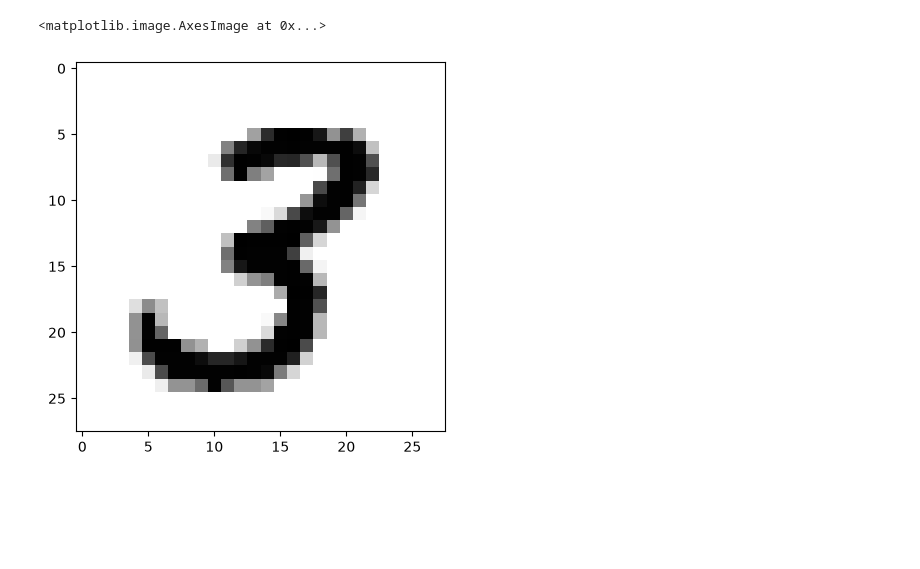
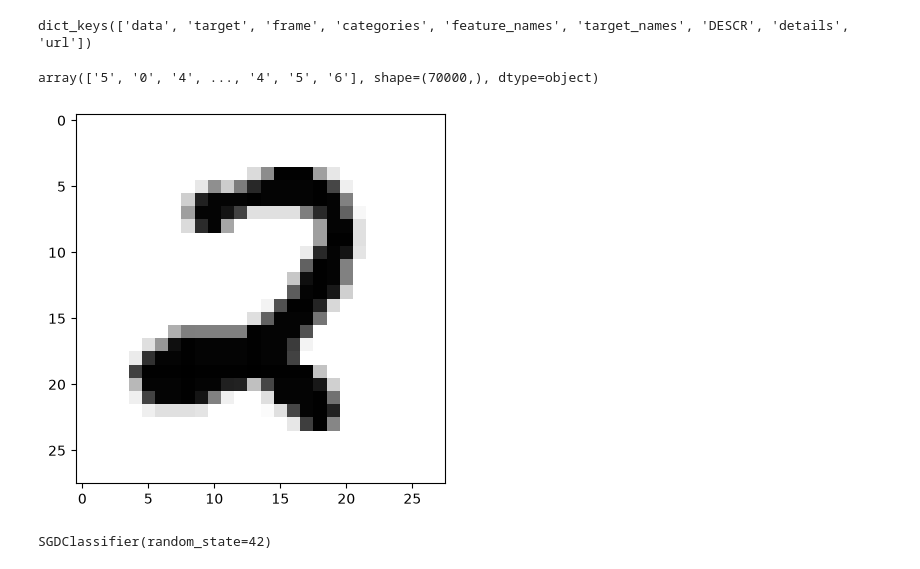
Before and after one commit to wolodyx/mlintro, a Jupyter notebook: src/practice/mnist.ipynb, the cells around one changed output. Cells and saved outputs as stored; diff of their text form; code cells hidden in the pictures; blank space fills up the shorter version.

```diff
--- a/src/practice/mnist.ipynb
+++ b/src/practice/mnist.ipynb
@@ -5,13 +16,16 @@ X, y = mnist['data'], mnist['target']
 # %%
 %matplotlib inline
 import matplotlib
 import matplotlib.pyplot as plt
-some_digit = X[361]
+some_digit = X[365]
 some_digit_image = some_digit.reshape(28, 28)
 plt.imshow(some_digit_image, cmap = 'gray_r')
+print(mnist.keys())
+mnist.target
 # %% [output]
-<matplotlib.image.AxesImage at 0x...>
+dict_keys(['data', 'target', 'frame', 'categories', 'feature_names', 'target_names', 'DESCR', 'details', 'url'])
+array(['5', '0', '4', ..., '4', '5', '6'], shape=(70000,), dtype=object)
-[figure, old version]
+[figure, new version]
 # %%
 import numpy as np
 X_train, X_test, y_train, y_test = X[:60_000], X[60_000:], y[:60_000], y[60_000:]
@@ -22,0 +90,10 @@ y_test_5 = (y_test == 5)
+# %%
+from sklearn.linear_model import SGDClassifier
+
+y_train_5 = (y_train == '5')
+y_test_5 = (y_test == '5')
+
+sgd_clf = SGDClassifier(random_state = 42)
+sgd_clf.fit(X_train, y_train_5)
+# %% [output]
+SGDClassifier(random_state=42)
```
Also changed, not shown: parts of 5 cells of this notebook, 12 other files.
